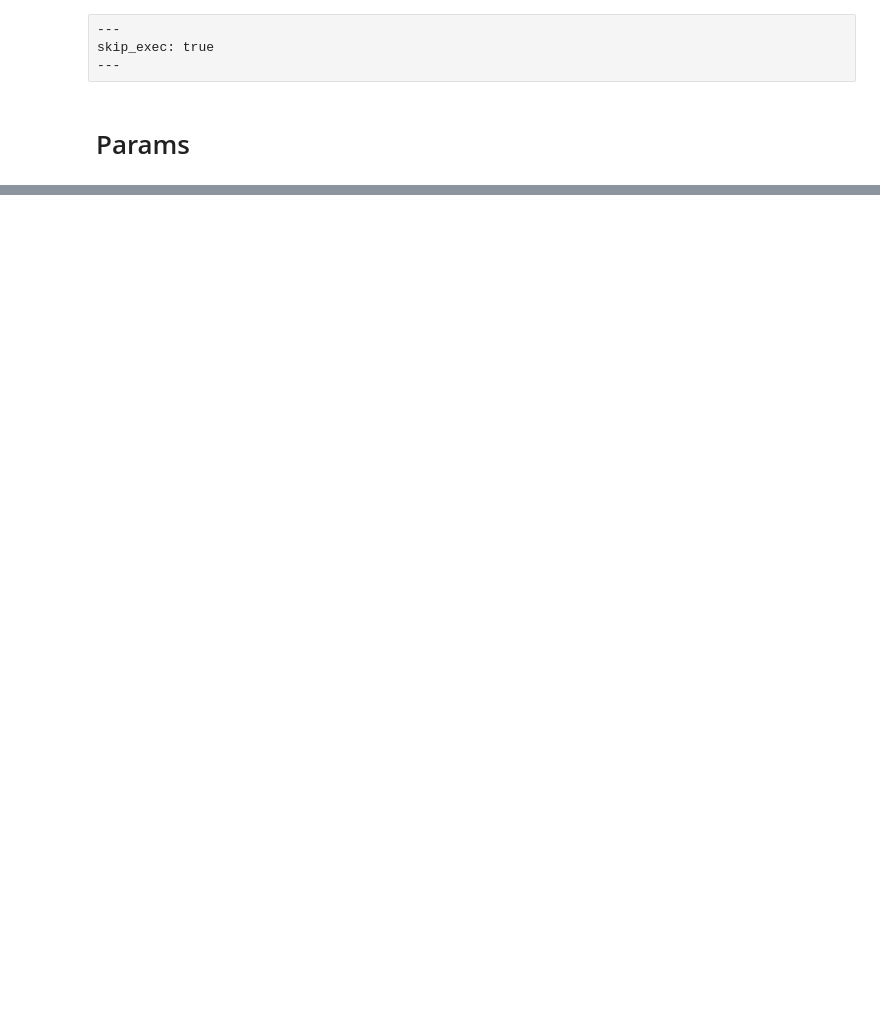
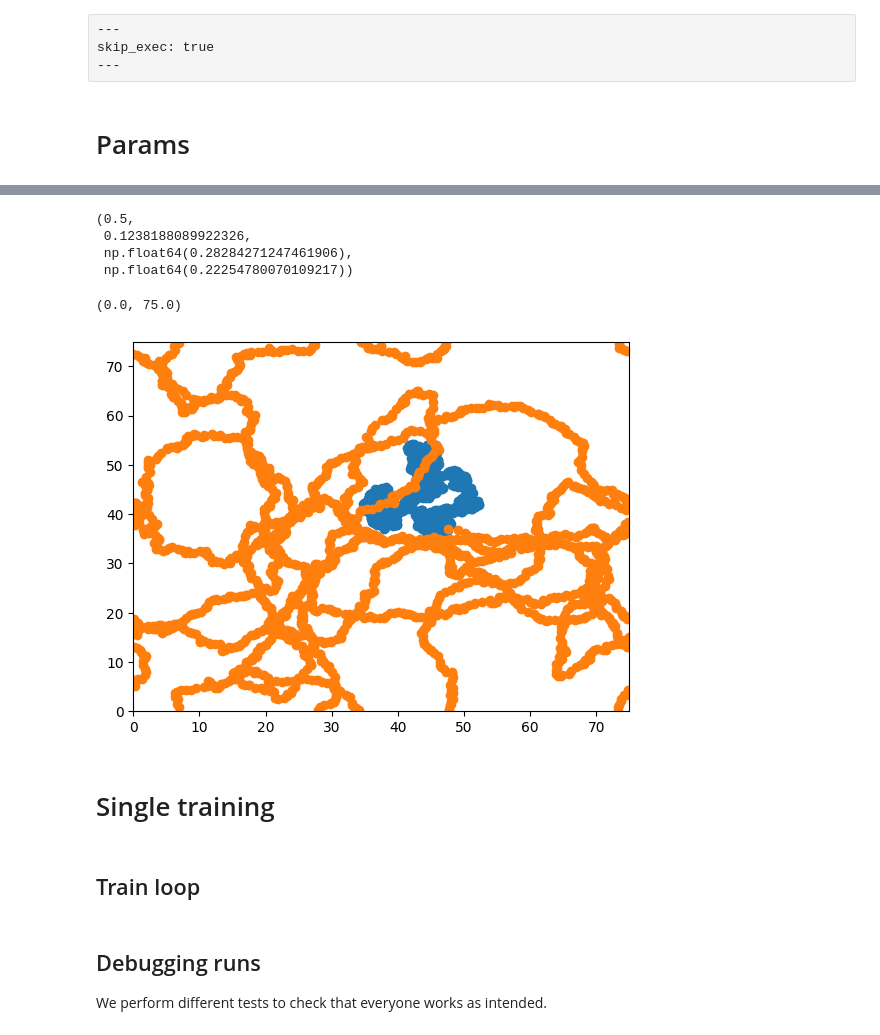
Before and after one commit to gorkamunoz/rl_opts, a Jupyter notebook: nbs/lib_nbs/develop/test_training_virtual_abm.ipynb, the cells around one changed output, grey strips where cells are left out. Saved outputs shown, nothing was run; the diff lists cells and outputs as text; code cells hidden in the pictures; blank space fills up the shorter version.

```diff
--- a/nbs/lib_nbs/develop/test_training_virtual_abm.ipynb
+++ b/nbs/lib_nbs/develop/test_training_virtual_abm.ipynb
@@ -250,0 +35,51 @@ plt.colorbar(label ='Average reward over last 500 episodes')
+# %%
+# Environment
+L = 75 # Size of the box (mu)
+Nt = 8*8 # Experiment is grid, but let's consider randomly distributed for now
+r = 1 # Radius of the targets (mu)
+boundary_condition = 'absorbing' # 'periodic' or 'absorbing'
+dt = 0.2 # Integration time step (s)
+
+# Passive phase
+D = 0.2 # Diffusion coefficient (mum² s⁻¹)
+sigma = np.sqrt(2*D*dt); # sigma for translational
+
+# Active phase
+v = 2.5 # Speed active phase (mu s⁻¹)
+dt = 0.2 # Integration time step (s)
+vdt = v*dt
+
+# Rotational diffusion coefficient
+D_theta = (const.Boltzmann*300/(8*const.pi*1e-3*(1.1e-6)**3))
+sigma_theta = np.sqrt(2*D_theta*dt) # sigma for rotational
+# %%
+vdt, D_theta, sigma, sigma_theta
+# %% [output]
+(0.5,
+ 0.1238188089922326,
+ np.float64(0.28284271247461906),
+ np.float64(0.22254780070109217))
+# %%
+x0, y0, theta0 = L/2, L/2, np.pi
+
+pos = np.zeros((2, 2000, 2))
+thetas = np.zeros((2000))
+for phase in [0, 1]:
+    for t in range(pos.shape[1]):
+        x1, y1, theta = get_ABM_motion(x0, y0, theta0, phase, vdt, sigma, sigma_theta, L)
+
+        pos[phase,t] = np.array([x1, y1]).copy()
+        x0, y0, theta0 = x1, y1, theta
+        thetas[t] = theta
+# %%
+plt.plot(pos[0, :, 0], pos[0, :, 1], 'o')
+plt.plot(pos[1, :, 0], pos[1, :, 1], 'o')
+plt.xlim(0, L)
+plt.ylim(0, L)
+# %% [output]
+(0.0, 75.0)
+[figure, added]
+# %% [markdown]
+# Single training
+# %% [markdown]
+## Train loop
@@ -250,0 +179,4 @@ plt.colorbar(label ='Average reward over last 500 episodes')
+# %% [markdown]
+## Debugging runs
+
+We perform different tests to check that everyone works as intended.
```
Also changed, not shown: parts of 37 cells of this notebook, 7 other files.
